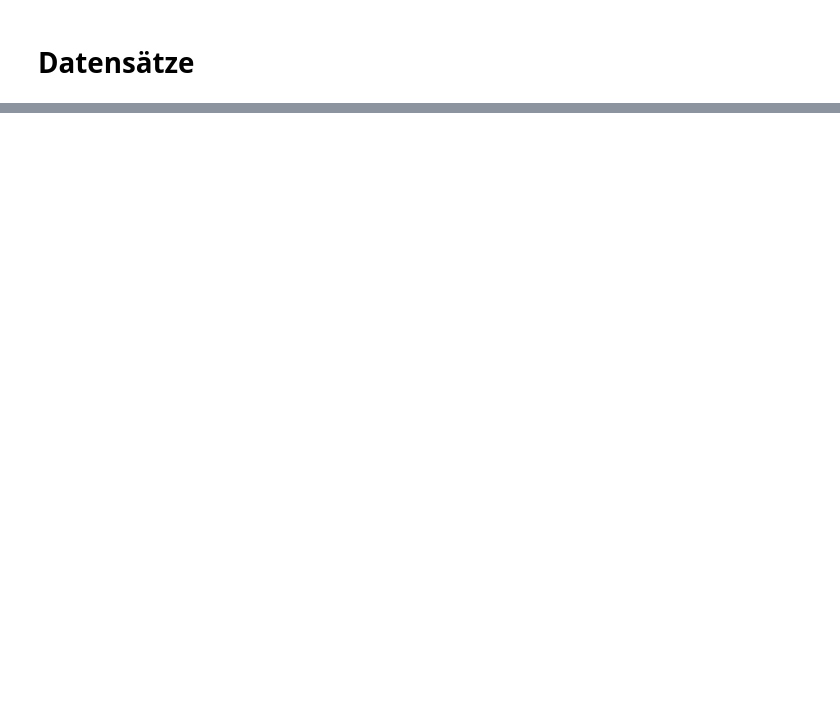
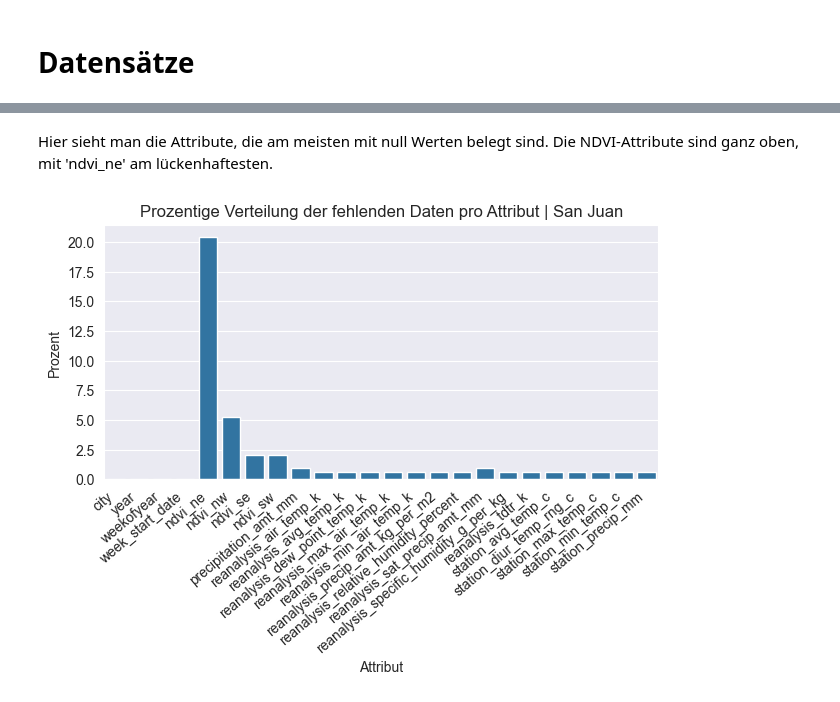
Before and after one commit to LinksMusic/predicitive-analytics, a Jupyter notebook: data_understanding.ipynb, the cells around one changed output, grey strips where cells are left out. Cells and saved outputs as stored; diff of their text form; code cells hidden in the pictures; blank space fills up the shorter version.

```diff
--- a/data_understanding.ipynb
+++ b/data_understanding.ipynb
@@ -27,0 +115,18 @@ plt.show()
+# %% [markdown]
+Hier sieht man die Attribute, die am meisten mit null Werten belegt sind.
+Die NDVI-Attribute sind ganz oben, mit 'ndvi_ne' am lückenhaftesten.
+# %%
+null_vals = df_sj_train.isnull().sum()
+total_vals = len(df_sj_train)
+null_percent = (null_vals / total_vals) * 100
+
+df_null_percent = pd.DataFrame({'Attribut': null_vals.index, 'Prozent': null_percent.values})
+
+barplot = sns.barplot(x='Attribut', y='Prozent', data=df_null_percent)
+barplot.set_xticklabels(barplot.get_xticklabels(), rotation=40, ha="right")
+plt.tight_layout()
+plt.title('Prozentige Verteilung der fehlenden Daten pro Attribut | San Juan')
+plt.savefig('pictures/prozentverteilung_null_werte_sj.png',bbox_inches="tight")
+plt.show()
+# %% [output]
+[figure, added]
```
Also changed, not shown: parts of 20 cells of this notebook.
